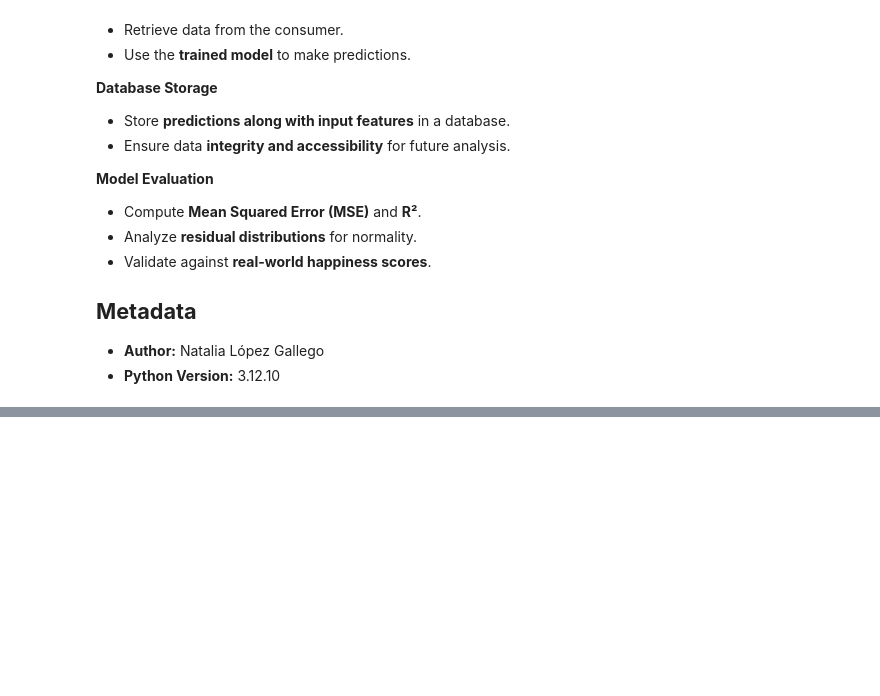
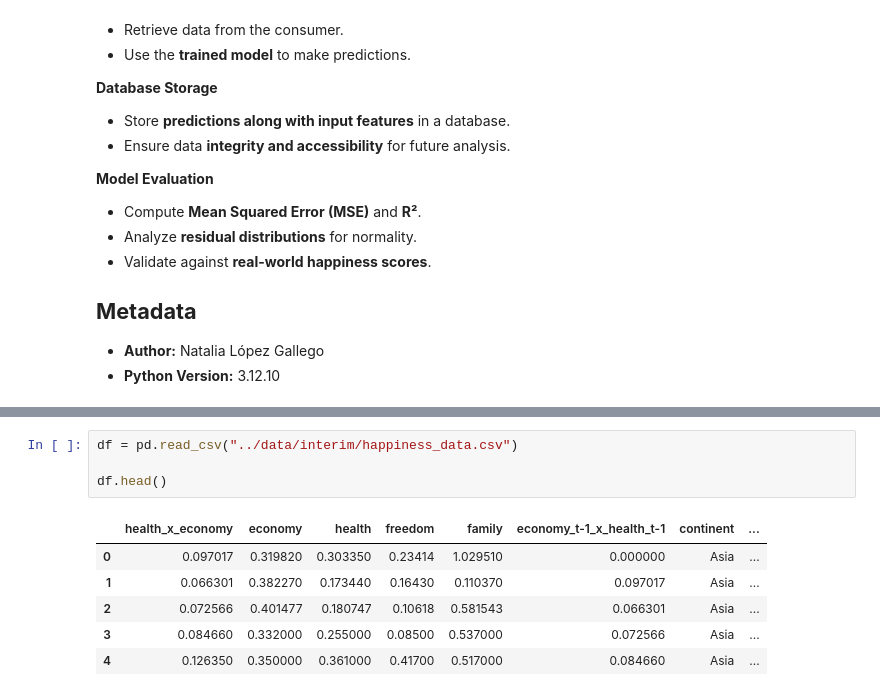
Before and after one commit to ntlg72/etl-workshop-3, a Jupyter notebook: notebooks/2.0-nlg-model_training.ipynb, the cells around one changed output, grey strips where cells are left out. Saved outputs shown, nothing was run; the diff lists cells and outputs as text; blank space fills up the shorter version.

```diff
--- a/notebooks/2.0-nlg-model_training.ipynb
+++ b/notebooks/2.0-nlg-model_training.ipynb
@@ -50,0 +96,11 @@ Train a **regression machine learning model** to predict the **happiness score**
+# %%
+df = pd.read_csv("../data/interim/happiness_data.csv")
+
+df.head()
+# %% [output]
+|  | health_x_economy | economy | health | freedom | family | economy_t-1_x_health_t-1 | continent | ... |
+| 0 | 0.097017 | 0.319820 | 0.303350 | 0.23414 | 1.029510 | 0.000000 | Asia | ... |
+| 1 | 0.066301 | 0.382270 | 0.173440 | 0.16430 | 0.110370 | 0.097017 | Asia | ... |
+| 2 | 0.072566 | 0.401477 | 0.180747 | 0.10618 | 0.581543 | 0.066301 | Asia | ... |
+| 3 | 0.084660 | 0.332000 | 0.255000 | 0.08500 | 0.537000 | 0.072566 | Asia | ... |
+| 4 | 0.126350 | 0.350000 | 0.361000 | 0.41700 | 0.517000 | 0.084660 | Asia | ... |
```
Also changed, not shown: parts of 15 cells of this notebook, 2 other files.
